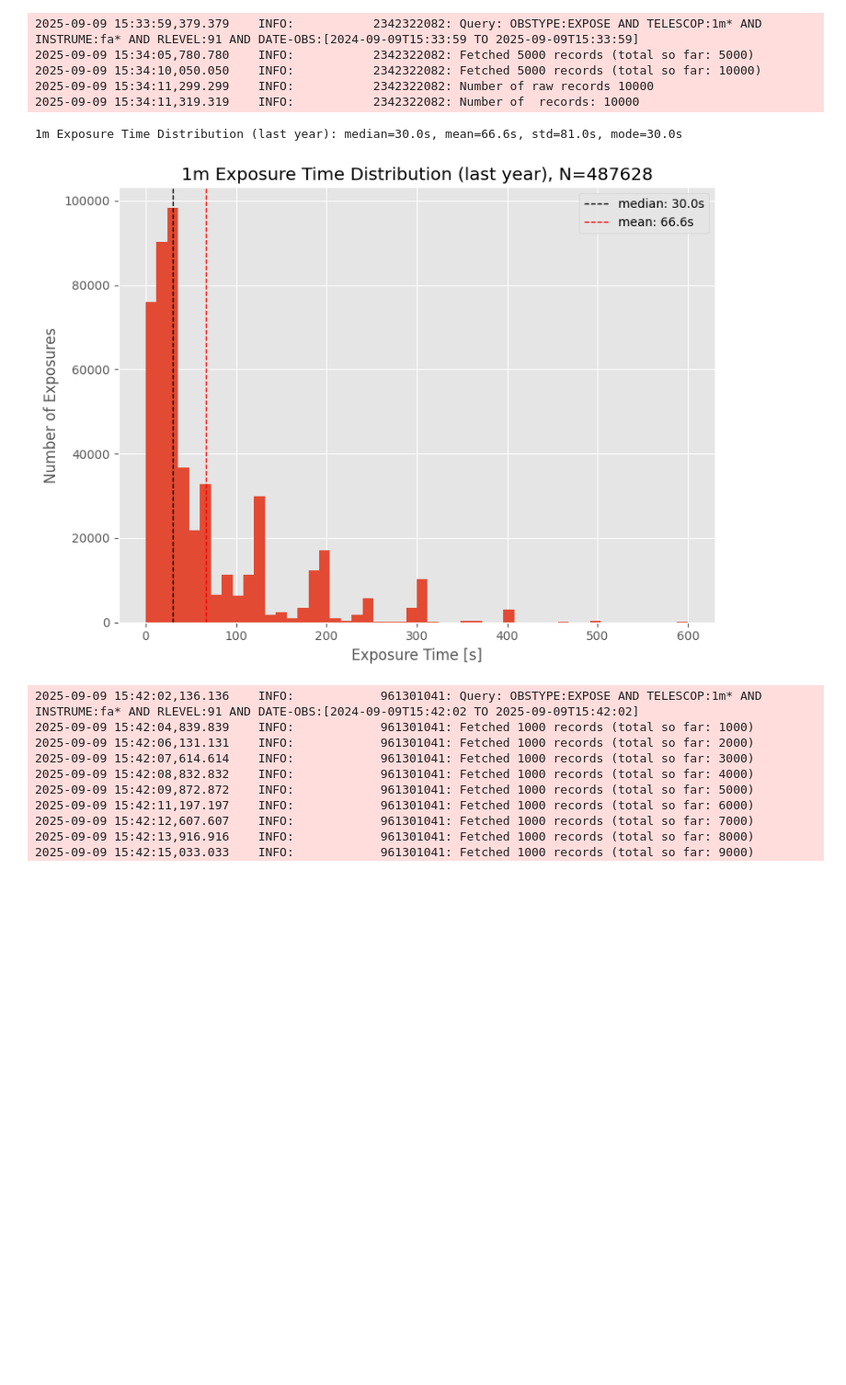
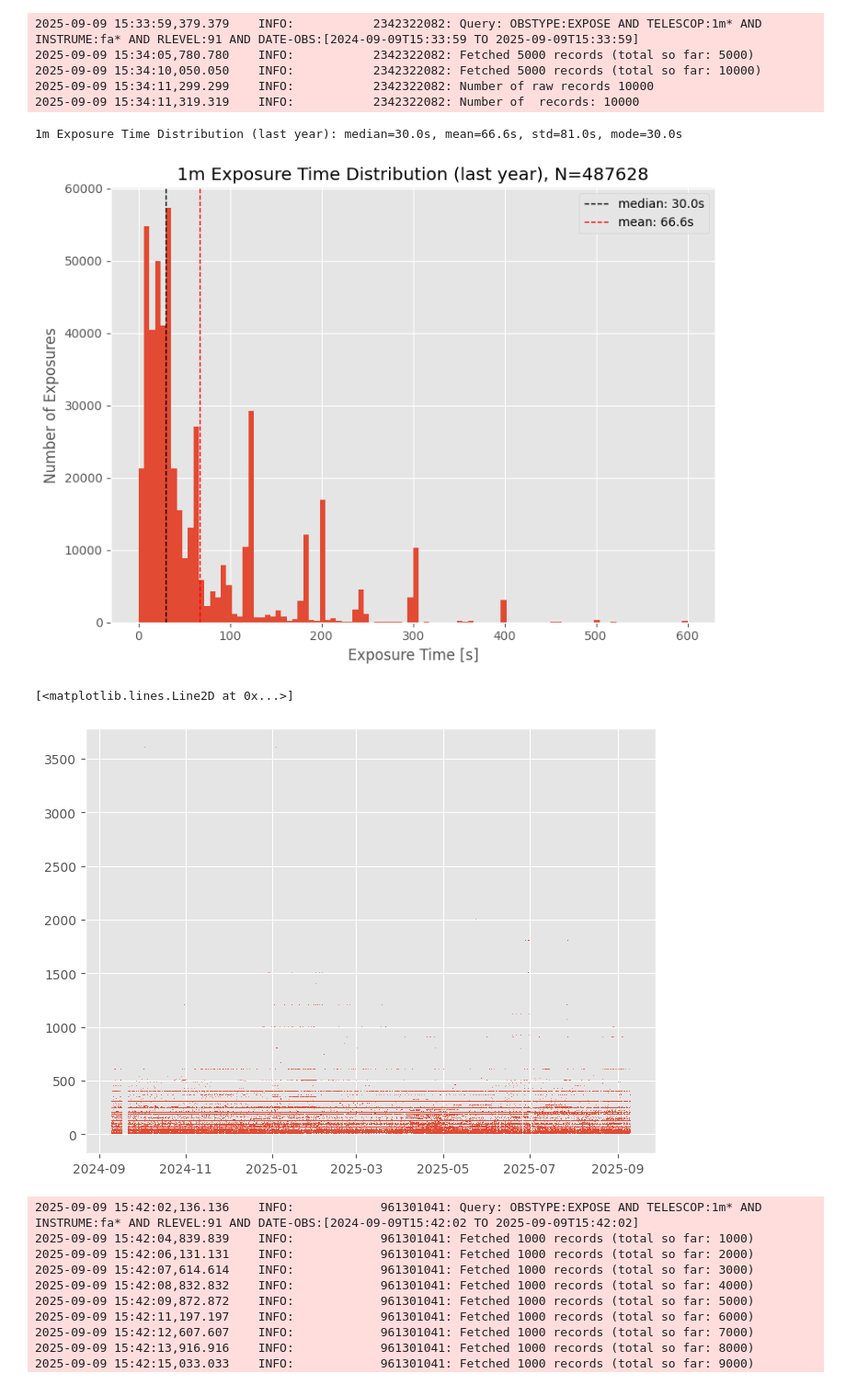
Before and after one commit to LCOGT/lcogt-commissioning, a Jupyter notebook: notebooks/exposuretime_stats.ipynb, the cells around one changed output. Shown: that part at 92% size. Saved outputs shown, nothing was run; the diff lists cells and outputs as text; code cells hidden in the pictures; blank space fills up the shorter version.

```diff
--- a/notebooks/exposuretime_stats.ipynb
+++ b/notebooks/exposuretime_stats.ipynb
@@ -98,26 +98,31 @@ data = get_1meter_exposuretimes()
 2025-09-09 15:34:11,299.299    INFO:           2342322082: Number of raw records 10000
 2025-09-09 15:34:11,319.319    INFO:           2342322082: Number of  records: 10000
 # %%
-plt.hist(data['EXPTIME'], bins=50, range=(0,600))
+plt.hist(data['EXPTIME'], bins=100, range=(0,600))
 median = np.median(data['EXPTIME'])
 mean = np.mean(data['EXPTIME'])
 std = np.std(data['EXPTIME'])
 mode = scipy.stats.mode(data['EXPTIME'])[0][0]
 print (f"1m Exposure Time Distribution (last year): median={median:.1f}s, mean={mean:.1f}s, std={std:.1f}s, mode={mode:.1f}s")
 
 plt.xlabel('Exposure Time [s]')
 plt.ylabel('Number of Exposures')
 plt.title(f'1m Exposure Time Distribution (last year), N={len(data["EXPTIME"])}')
 plt.axvline(median, color='k', linestyle='dashed', linewidth=1, label=f'median: {median:.1f}s')
 plt.axvline(mean, color='r', linestyle='dashed', linewidth=1, label=f'mean: {mean:.1f}s')
 plt.legend()
 plt.tight_layout()
 plt.savefig('1m_exposure_time_distribution.png')
+plt.show()
 
-plt.show()
+
+plt.figure()
+plt.plot (data['DATE-OBS'], data['EXPTIME'], ',', alpha=0.5)
 # %% [output]
 1m Exposure Time Distribution (last year): median=30.0s, mean=66.6s, std=81.0s, mode=30.0s
-[figure, old version]
+[figure, new version]
+[<matplotlib.lines.Line2D at 0x...>]
+[figure, added]
 # %%
 def get_1meter_exposuretimes_scroll(after=dt.datetime.now() - dt.timedelta(days=365), before=dt.datetime.now()):
 
```
Also changed, not shown: 2 other files.
